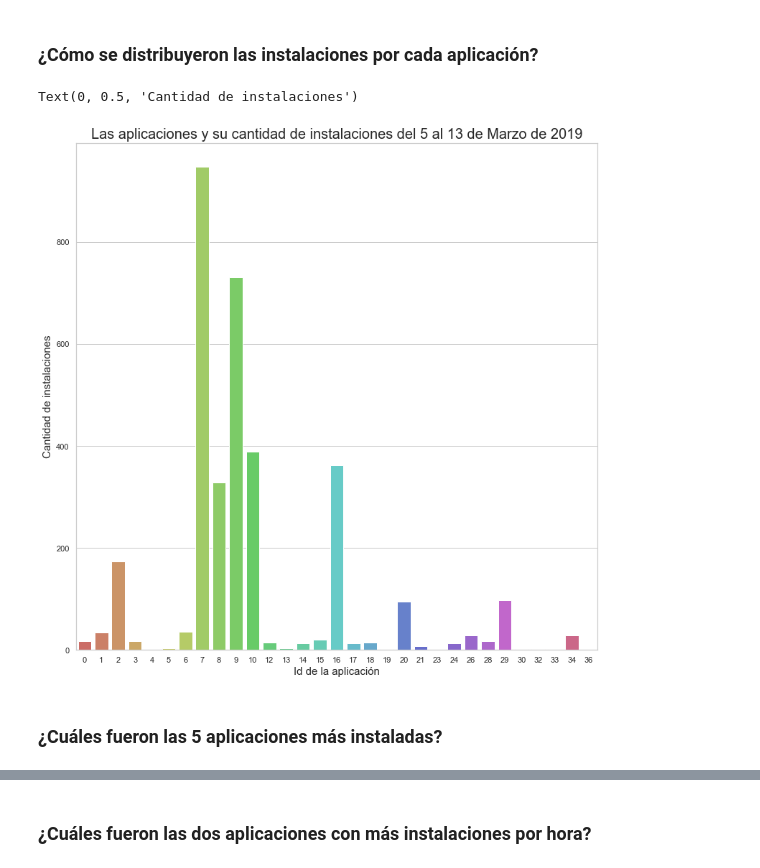
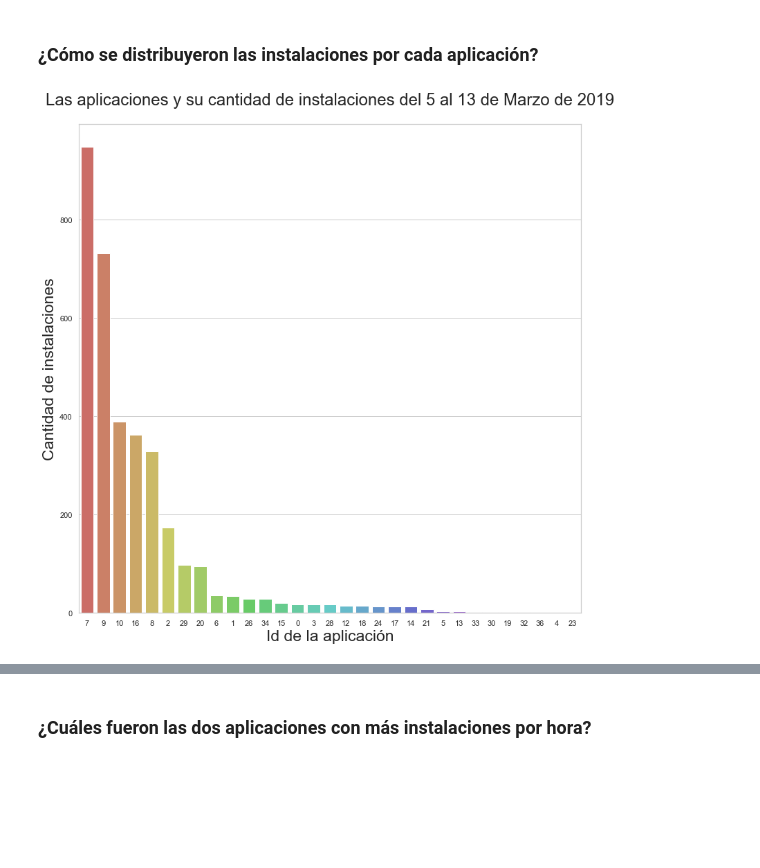
Before and after one commit to AlejandroKler/Datanesa, a Jupyter notebook: Analisis_aplicaciones.ipynb, the cells around one changed output, grey strips where cells are left out. Drawn from its saved outputs; the diff is of its cells as text; code cells hidden in the pictures; blank space fills up the shorter version.

```diff
--- a/Analisis_aplicaciones.ipynb
+++ b/Analisis_aplicaciones.ipynb
@@ -13,4 +13,5 @@ installs_dtypes = {'ref_type': 'category', 'device_countrycode': 'category',
 installs = pd.read_csv('installs.csv', dtype = installs_dtypes)
 
 installs["created"] =  pd.to_datetime(installs["created"], errors = "coerce") #parseo de fechas
+installs["created_gmt"] = installs['created'].dt.tz_localize("UTC").dt.tz_convert('America/Argentina/Cordoba').dt.tz_localize(None)
 # %%
@@ -31,14 +30,13 @@ installs['cant_installs'] = 1
 # %%
 plt.rcParams['figure.figsize'] = (13, 13)
 
 df_to_plot = installs.groupby('application_id').agg({'cant_installs': 'count'}).reset_index()
-
-graph = sns.barplot(x= df_to_plot['application_id'], y = df_to_plot['cant_installs'], orient='v', palette="hls")
-graph.set_title("Las aplicaciones y su cantidad de instalaciones del 5 al 13 de Marzo de 2019", fontsize = 20)
-graph.set_xlabel("Id de la aplicación", fontsize = 15)  #fontdict = font para cambiar la fuente
-graph.set_ylabel("Cantidad de instalaciones", fontsize = 15)
+order_plot = list(installs.application_id.value_counts().index)
+graph = sns.barplot(x= df_to_plot['application_id'], y = df_to_plot['cant_installs'], order = order_plot , orient='v', palette="hls")
+graph.set_title("Las aplicaciones y su cantidad de instalaciones del 5 al 13 de Marzo de 2019", fontsize = 24)
+graph.set_xlabel("Id de la aplicación", fontsize = 23)  #fontdict = font para cambiar la fuente
+graph.set_ylabel("Cantidad de instalaciones", fontsize = 23)
+graph.title.set_position([.5, 1.03])
+plt.savefig("apps_mas_instaladas", dpi = 300)
 # %% [output]
-Text(0, 0.5, 'Cantidad de instalaciones')
-[figure, old version]
+[figure, new version]
-# %% [markdown]
-### ¿Cuáles fueron las 5 aplicaciones más instaladas?
```
Also changed, not shown: parts of 6 cells of this notebook, 3 other files.
